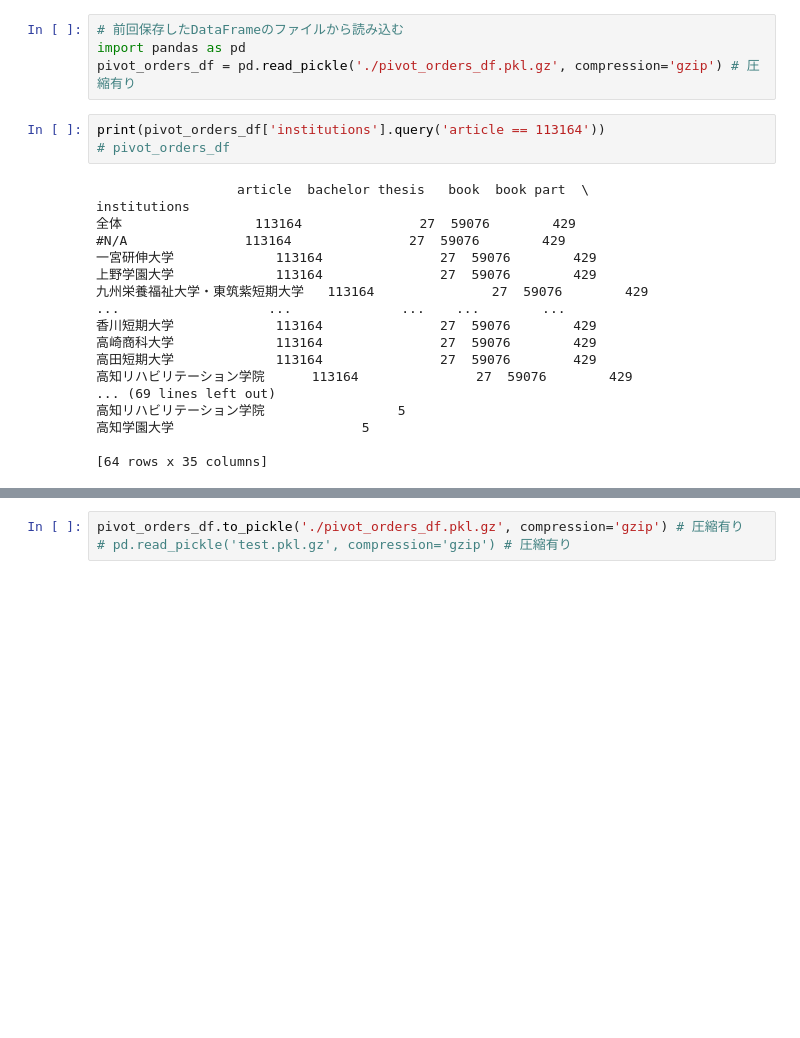
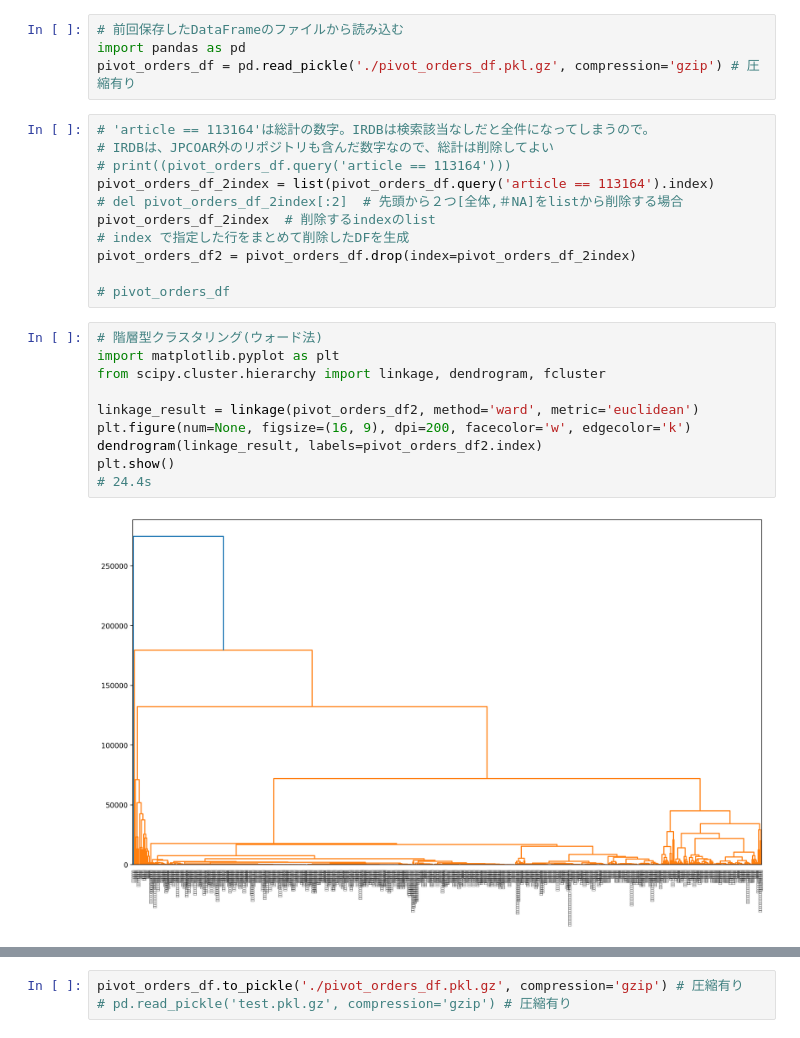
Before and after one commit to wonox/irdbscraping, a Jupyter notebook: irdbscraping.ipynb, the cells around one changed output, grey strips where cells are left out. Cells and saved outputs as stored; diff of their text form; blank space fills up the shorter version.

Commit message:
try clustering

```diff
--- a/irdbscraping.ipynb
+++ b/irdbscraping.ipynb
@@ -113,24 +113,26 @@ pivot_orders_df[cols] = pivot_orders_df[cols].apply(pd.to_numeric, errors='coerc
 # 前回保存したDataFrameのファイルから読み込む
 import pandas as pd
 pivot_orders_df = pd.read_pickle('./pivot_orders_df.pkl.gz', compression='gzip') # 圧縮有り
-# %%
-print(pivot_orders_df['institutions'].query('article == 113164'))
-# pivot_orders_df
-# %% [output]
-                  article  bachelor thesis   book  book part  \
-institutions
-全体                 113164               27  59076        429
-#N/A               113164               27  59076        429
-一宮研伸大学             113164               27  59076        429
-上野学園大学             113164               27  59076        429
-九州栄養福祉大学・東筑紫短期大学   113164               27  59076        429
-...                   ...              ...    ...        ...
-香川短期大学             113164               27  59076        429
-高崎商科大学             113164               27  59076        429
-高田短期大学             113164               27  59076        429
-高知リハビリテーション学院      113164               27  59076        429
-... (69 lines left out)
-高知リハビリテーション学院                 5
-高知学園大学                        5
-
-[64 rows x 35 columns]
+# %%
+# 'article == 113164'は総計の数字。IRDBは検索該当なしだと全件になってしまうので。
+# IRDBは、JPCOAR外のリポジトリも含んだ数字なので、総計は削除してよい
+# print((pivot_orders_df.query('article == 113164')))
+pivot_orders_df_2index = list(pivot_orders_df.query('article == 113164').index)
+# del pivot_orders_df_2index[:2]  # 先頭から２つ[全体,＃NA]をlistから削除する場合
+pivot_orders_df_2index  # 削除するindexのlist
+# index で指定した行をまとめて削除したDFを生成
+pivot_orders_df2 = pivot_orders_df.drop(index=pivot_orders_df_2index)
+
+# pivot_orders_df
+# %%
+# 階層型クラスタリング(ウォード法)
+import matplotlib.pyplot as plt
+from scipy.cluster.hierarchy import linkage, dendrogram, fcluster
+
+linkage_result = linkage(pivot_orders_df2, method='ward', metric='euclidean')
+plt.figure(num=None, figsize=(16, 9), dpi=200, facecolor='w', edgecolor='k')
+dendrogram(linkage_result, labels=pivot_orders_df2.index)
+plt.show()
+# 24.4s
+# %% [output]
+[figure, added]
```
Also changed, not shown: parts of 5 cells of this notebook.
